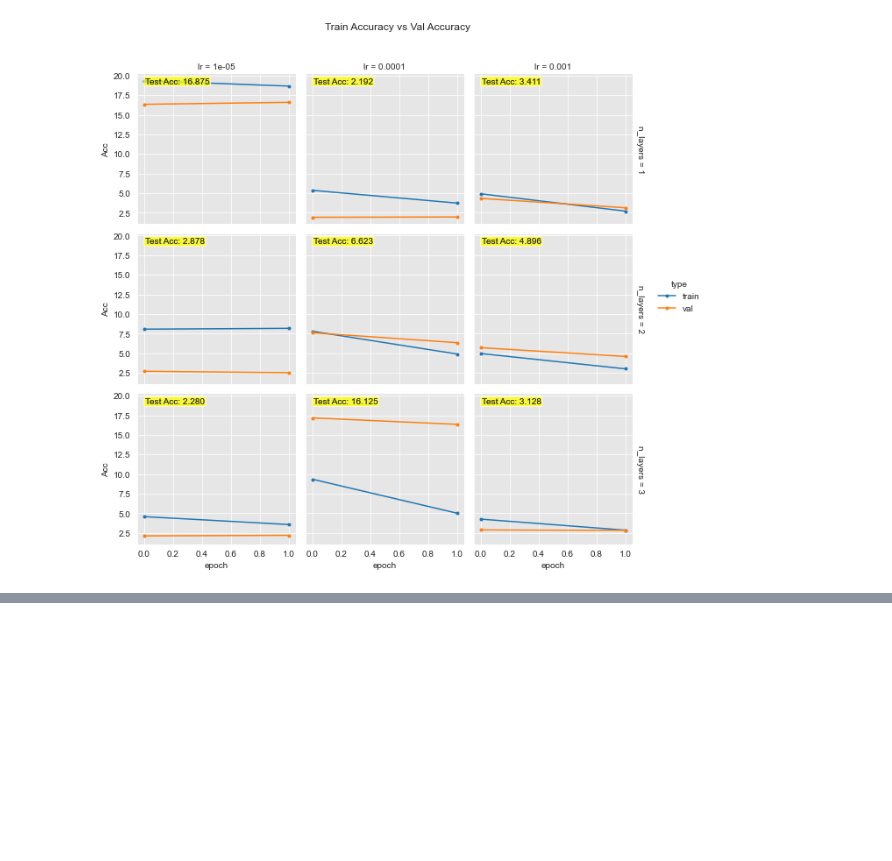
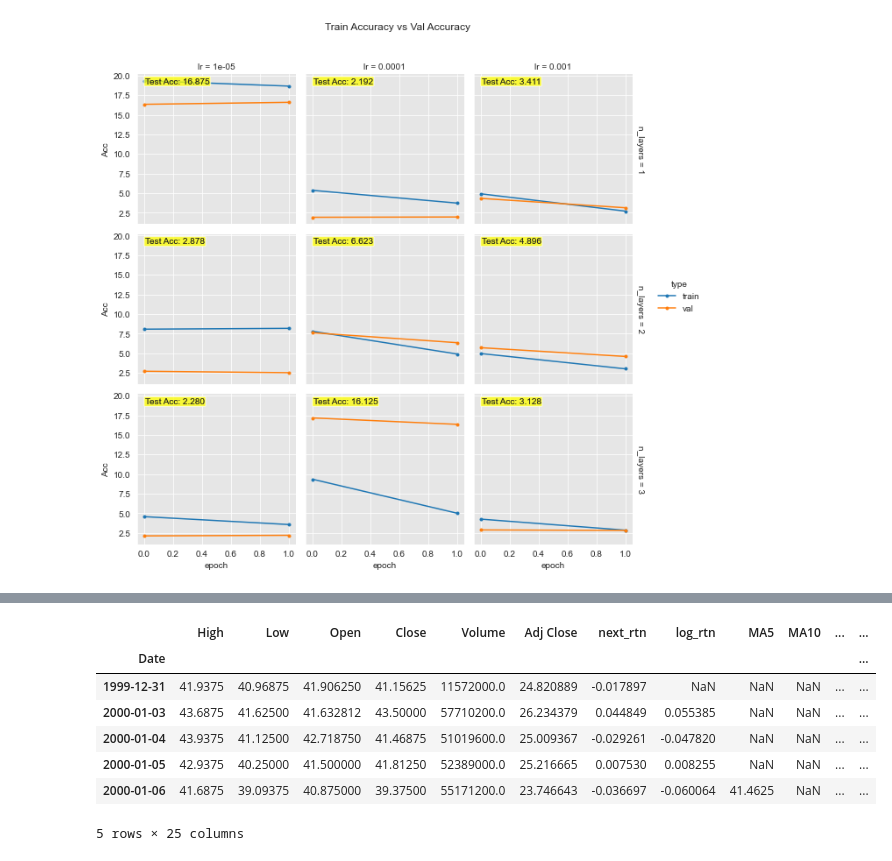
Before and after one commit to dong-hoon-lee/self_study, a Jupyter notebook: Kmooc/stock_pricing/stock_pricing.ipynb, the cells around one changed output, grey strips where cells are left out. Saved outputs shown, nothing was run; the diff lists cells and outputs as text; code cells hidden in the pictures; blank space fills up the shorter version.

```diff
--- a/Kmooc/stock_pricing/stock_pricing.ipynb
+++ b/Kmooc/stock_pricing/stock_pricing.ipynb
@@ -666,0 +680,11 @@ plot_acc_variation(var1, var2, df, margin_titles=True, sharey=True)
+# %%
+intc_df = pdr.get_data_yahoo('INTC', start='2000-01-01') # Intel
+sox_df = pdr.get_data_yahoo('^SOX', start='2000-01-01') # PHLX semiconductor
+vix_df = pdr.get_data_yahoo('^VIX', start='2000-01-01') # CBOE volatility - 시장의 공포심리를 알려주는 지수
+snp500_df = pdr.get_data_yahoo('^GSPC', start='2000-01-01') # s&p 500
+
+data_dir = 'data/'
+intc_df.to_csv('data/intc.csv')
+sox_df.to_csv(f'{data_dir}/sox.csv')
+vix_df.to_csv(f'{data_dir}/vix.csv')
+snp500_df.to_csv(f'{data_dir}/snp500.csv')
@@ -666,0 +755,27 @@ plot_acc_variation(var1, var2, df, margin_titles=True, sharey=True)
+# %%
+# df를 제외한 나머지 데이터프레임은 Close column을 각 종목명으로 변경
+# (중복 칼럼 구분을 위해)
+snp500_df = snp500_df.loc[:, ['Close']].copy()
+snp500_df.rename(columns={'Close':'S&P500'}, inplace=True)
+
+sox_df = sox_df.loc[:, ['Close']].copy()
+sox_df.rename(columns={'Close':'SOX'}, inplace=True)
+
+vix_df = vix_df.loc[:, ['Close']].copy()
+vix_df.rename(columns={'Close':'VIX'}, inplace=True)
+
+# 데이터 조인
+df = df.join(snp500_df, how='left')
+df = df.join(sox_df, how='left')
+df = df.join(vix_df, how='left')
+
+df.head()
+# %% [output]
+|  | High | Low | Open | Close | Volume | Adj Close | next_rtn | log_rtn | MA5 | MA10 | ... | ... |
+| Date |  |  |  |  |  |  |  |  |  |  |  | ... |
+| 1999-12-31 | 41.9375 | 40.96875 | 41.906250 | 41.15625 | 11572000.0 | 24.820889 | -0.017897 | NaN | NaN | NaN | ... | ... |
+| 2000-01-03 | 43.6875 | 41.62500 | 41.632812 | 43.50000 | 57710200.0 | 26.234379 | 0.044849 | 0.055385 | NaN | NaN | ... | ... |
+| 2000-01-04 | 43.9375 | 41.12500 | 42.718750 | 41.46875 | 51019600.0 | 25.009367 | -0.029261 | -0.047820 | NaN | NaN | ... | ... |
+| 2000-01-05 | 42.9375 | 40.25000 | 41.500000 | 41.81250 | 52389000.0 | 25.216665 | 0.007530 | 0.008255 | NaN | NaN | ... | ... |
+| 2000-01-06 | 41.6875 | 39.09375 | 40.875000 | 39.37500 | 55171200.0 | 23.746643 | -0.036697 | -0.060064 | 41.4625 | NaN | ... | ... |
+5 rows × 25 columns
```
Also changed, not shown: parts of 21 cells of this notebook, 2 other files.
